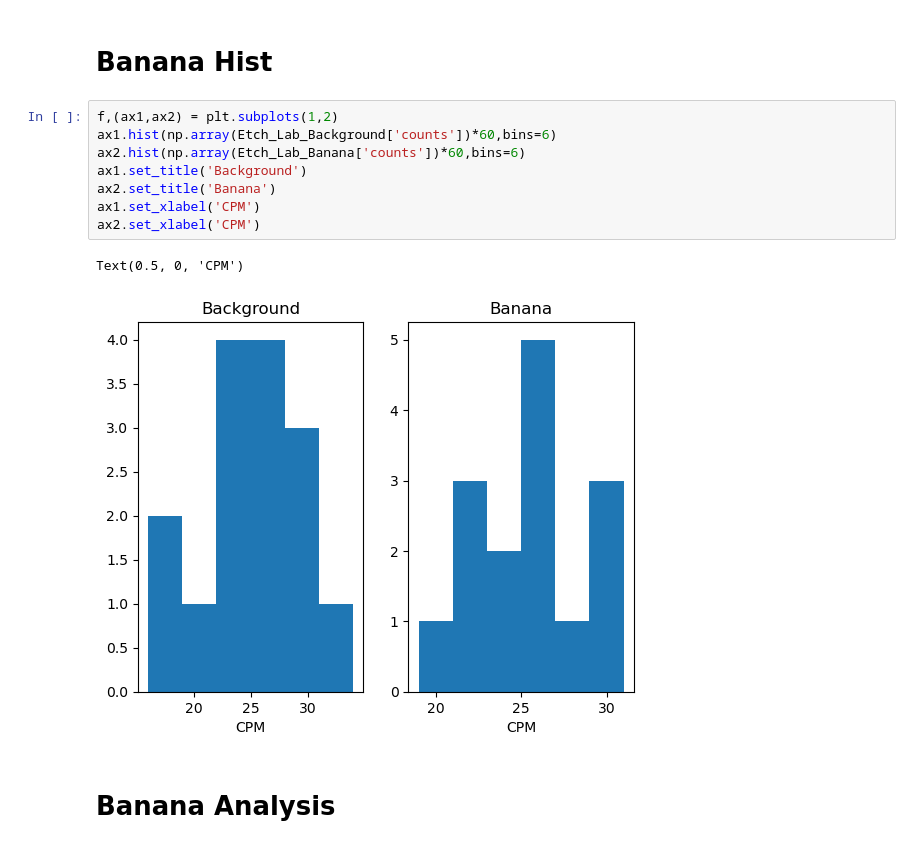
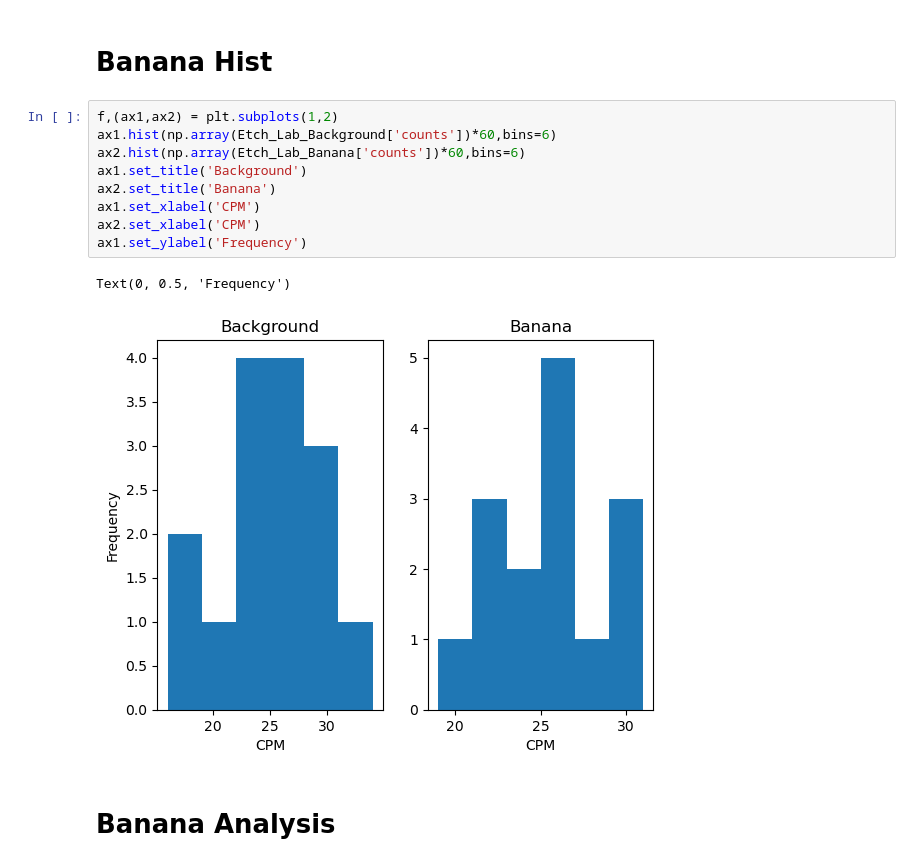
Before and after one commit to Nschellhaas/E11_Delicious_Uranium, a Jupyter notebook: Project Data (1).ipynb, the cells around one changed output. Cells and saved outputs as stored; diff of their text form.

```diff
--- a/Project Data.ipynb
+++ b/Project Data (1).ipynb
@@ -151,14 +155,15 @@ plt.legend()
 # %%
 f,(ax1,ax2) = plt.subplots(1,2)
 ax1.hist(np.array(Etch_Lab_Background['counts'])*60,bins=6)
 ax2.hist(np.array(Etch_Lab_Banana['counts'])*60,bins=6)
 ax1.set_title('Background')
 ax2.set_title('Banana')
 ax1.set_xlabel('CPM')
 ax2.set_xlabel('CPM')
+ax1.set_ylabel('Frequency')
 # %% [output]
-Text(0.5, 0, 'CPM')
+Text(0, 0.5, 'Frequency')
-[figure, old version]
+[figure, new version]
 # %% [markdown]
 # Banana Analysis
 # %%
```
Also changed, not shown: parts of 4 cells of this notebook.
